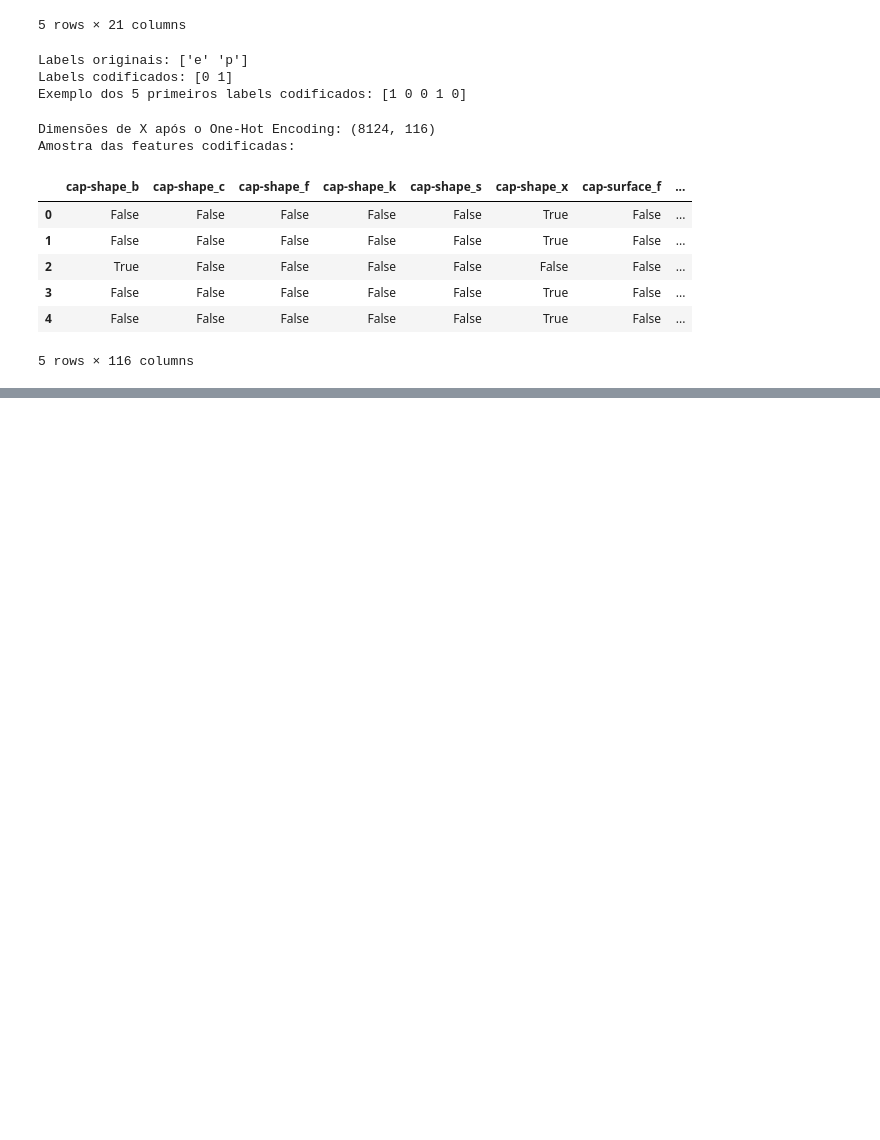
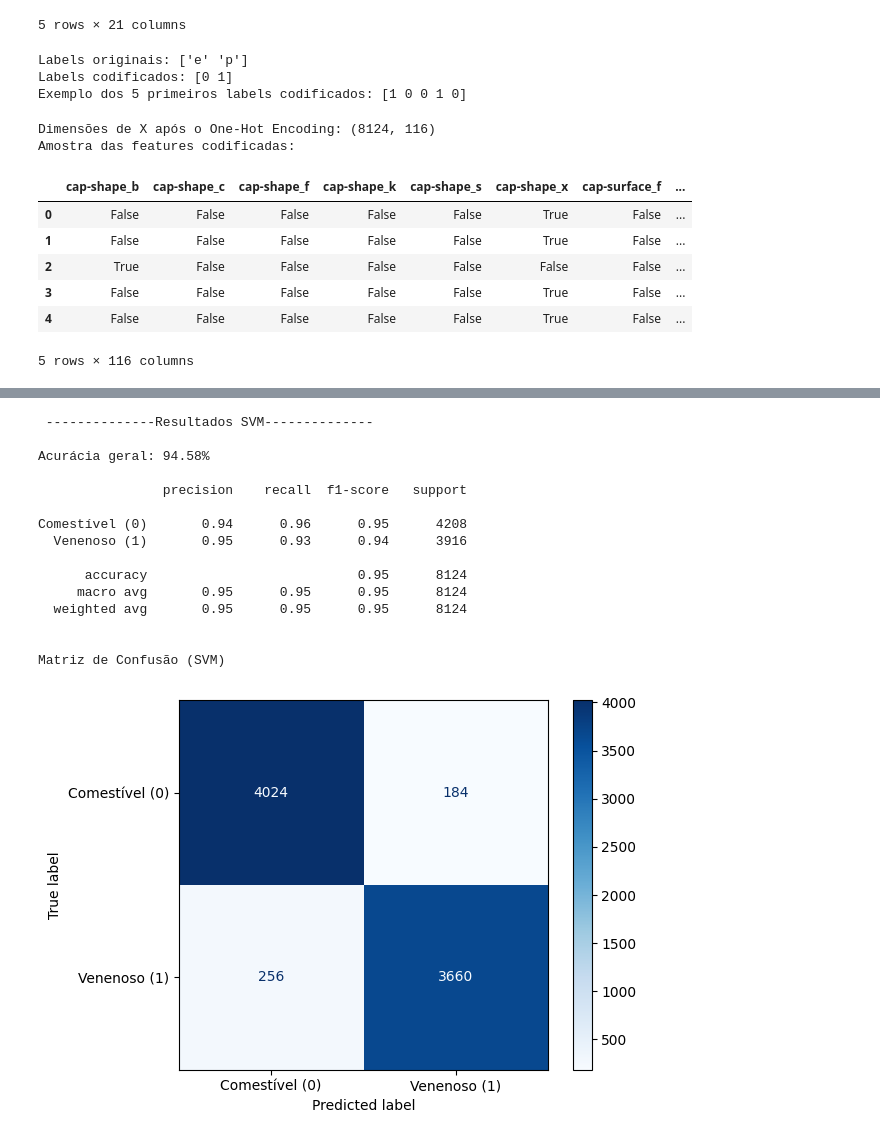
Before and after one commit to IanOtoni/-Mushroom-classification, a Jupyter notebook: Tp-final.ipynb, the cells around one changed output, grey strips where cells are left out. Drawn from its saved outputs; the diff is of its cells as text; code cells hidden in the pictures; blank space fills up the shorter version.

```diff
--- a/Tp-final.ipynb
+++ b/Tp-final.ipynb
@@ -215,0 +176,38 @@ Comestível (0)       0.90      0.98      0.94       843
+# %%
+#-----------------------Aplicacao do SVM-----------------------#
+#SVC (Support Vector Classifier)
+model_svm = SVC(kernel='rbf', random_state=42)
+
+#validacao cruzada
+y_pred_svm_cv = cross_val_predict(model_svm, X_encoded, y_encoded, cv=k)
+accuracy_svm  = accuracy_score(y_encoded, y_pred_svm_cv)
+#--------------------------------------------------------------#
+
+#---------------------Exibe os resultados---------------------#
+print("\n --------------Resultados SVM-------------- \n")
+print(f"Acurácia geral: {accuracy_svm:.2%} \n")
+print(classification_report(y_encoded, y_pred_svm_cv, target_names=['Comestível (0)', 'Venenoso (1)']))
+
+print("\nMatriz de Confusão (SVM)\n")
+cm   = confusion_matrix(y_encoded, y_pred_svm_cv)
+disp = ConfusionMatrixDisplay(confusion_matrix=cm, display_labels=target_names)
+disp.plot(cmap=plt.cm.Blues)
+plt.show()
+#--------------------------------------------------------------#
+# %% [output]
+ --------------Resultados SVM--------------
+
+Acurácia geral: 94.58%
+
+                precision    recall  f1-score   support
+
+Comestível (0)       0.94      0.96      0.95      4208
+  Venenoso (1)       0.95      0.93      0.94      3916
+
+      accuracy                           0.95      8124
+     macro avg       0.95      0.95      0.95      8124
+  weighted avg       0.95      0.95      0.95      8124
+
+
+Matriz de Confusão (SVM)
+[figure, added]
```
Also changed, not shown: parts of 5 cells of this notebook.
